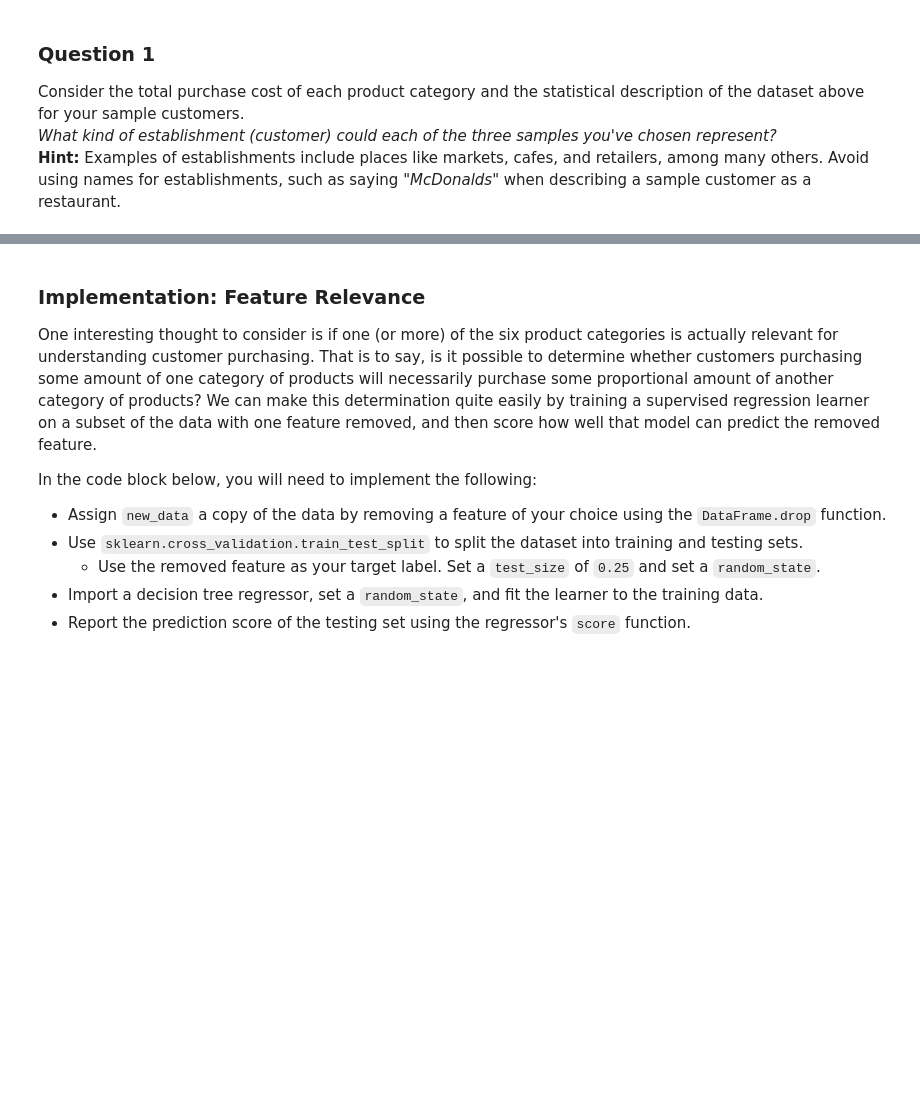
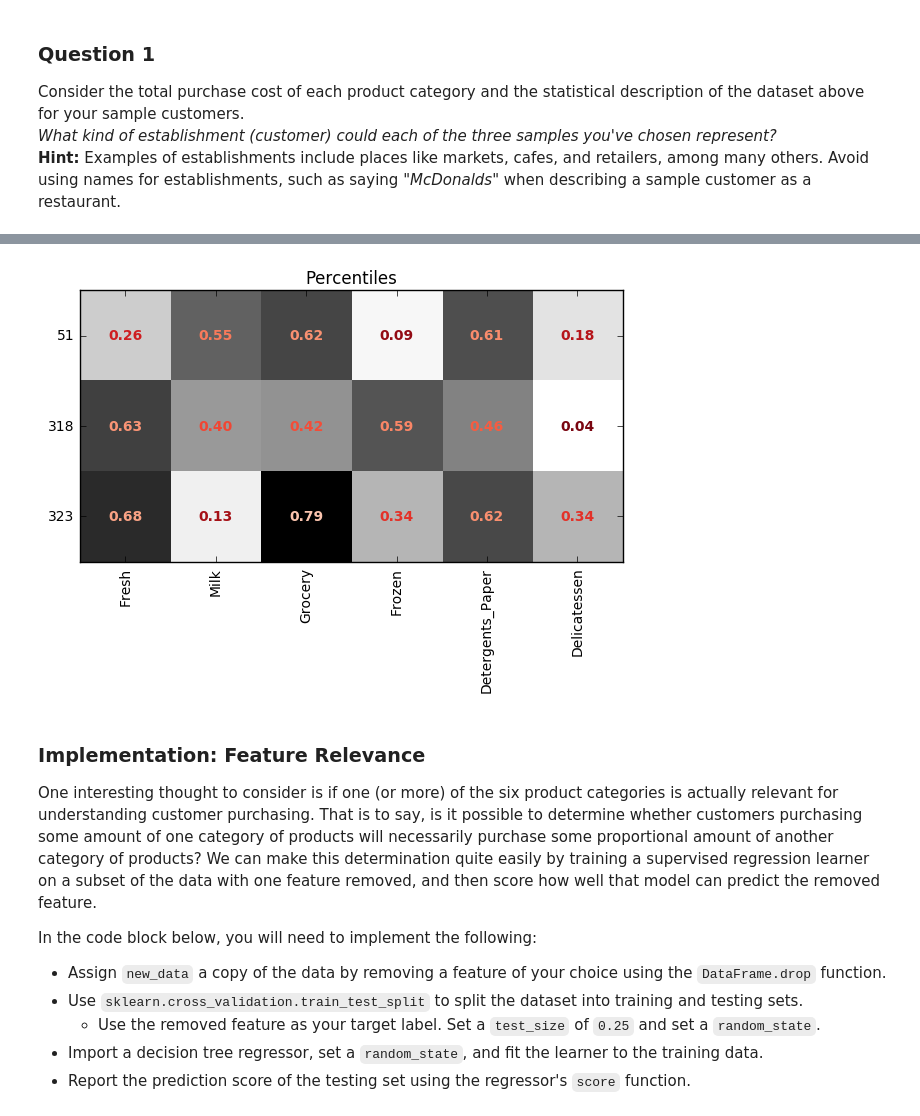
Before and after one commit to abdol-ahmed/machine-learning, a Jupyter notebook: projects/customer_segments/customer_segments.ipynb, the cells around one changed output, grey strips where cells are left out. Cells and saved outputs as stored; diff of their text form; code cells hidden in the pictures; blank space fills up the shorter version.

```diff
--- a/projects/customer_segments/customer_segments.ipynb
+++ b/projects/customer_segments/customer_segments.ipynb
@@ -82,3 +91,21 @@ Consider the total purchase cost of each product category and the statistical de
+# %%
+def plot_heatmap(percent_data, ax=None, figsize=(10,5), title=""):
+    fig, ax = plt.subplots(figsize=figsize) if ax is None else (None, ax)
+    ax.set_title(title)
+    ax.imshow(percent_data, cmap=plt.cm.Greys, interpolation='nearest')
+    ax.set_xticks(np.arange(len(percent_data.columns.values)))
+    ax.set_xticklabels(percent_data.columns.values, rotation=90)
+    ax.set_yticks(np.arange(len(percent_data.index.values)))
+    ax.set_yticklabels(percent_data.index.values)
+    for i, feature in enumerate(percent_data):
+        for j, _ in enumerate(percent_data[feature]):
+            ax.text(i, j, "{:0.2f}".format(percent_data.iloc[j,i]), verticalalignment='center',\
+                    horizontalalignment='center', color=plt.cm.Reds(1 - percent_data.iloc[j,i]), fontweight='bold')
+
+samples_percent_data = data.rank(pct=True).loc[indices]
+plot_heatmap(samples_percent_data, figsize=(7,5), title="Percentiles")
+# %% [output]
+[figure, added]
 # %% [markdown]
 ### Implementation: Feature Relevance
 One interesting thought to consider is if one (or more) of the six product categories is actually relevant for understanding customer purchasing. That is to say, is it possible to determine whether customers purchasing some amount of one category of products will necessarily purchase some proportional amount of another category of products? We can make this determination quite easily by training a supervised regression learner on a subset of the data with one feature removed, and then score how well that model can predict the removed feature.
```
Also changed, not shown: parts of 10 cells of this notebook, 7 other files.
